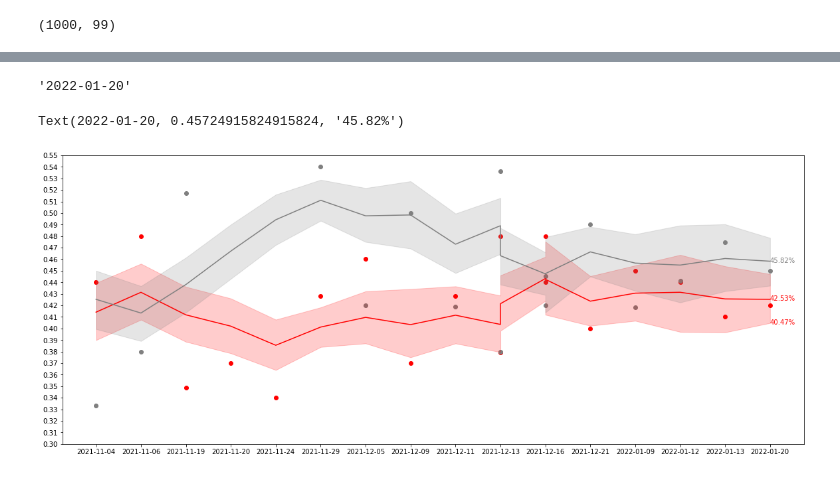
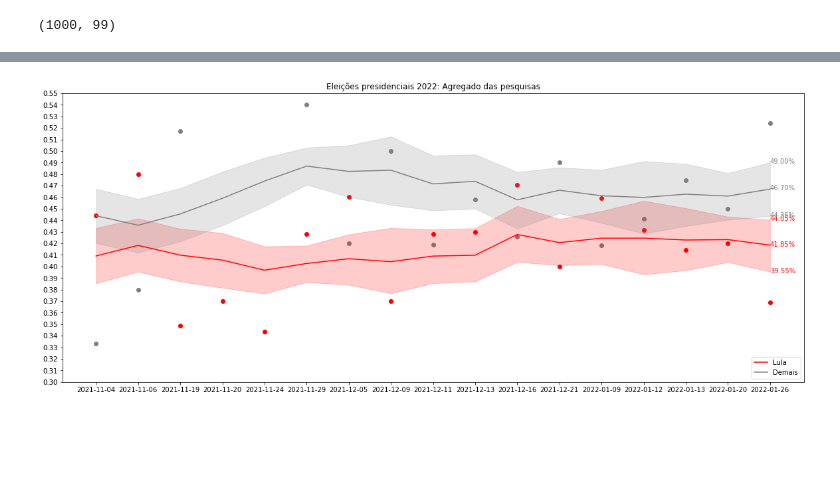
Before and after one commit to xboard/fastpages-blog, a Jupyter notebook: _notebooks/2022-01-07-brazils-2022-presidential-elections-polls-analysis-part1.ipynb, the cells around one changed output, grey strips where cells are left out. Saved outputs shown, nothing was run; the diff lists cells and outputs as text; code cells hidden in the pictures; blank space fills up the shorter version.

```diff
--- a/_notebooks/2022-01-07-brazils-2022-presidential-elections-polls-analysis-part1.ipynb
+++ b/_notebooks/2022-01-07-brazils-2022-presidential-elections-polls-analysis-part1.ipynb
@@ -252,14 +264,16 @@ df_results_weekly = pd.DataFrame({})
 for obj in df.itertuples():
     observed = np.array([obj.LULA, obj.NULO, obj.OUTROS])
     print(f">>> observed = {observed}")
-    model_w = build_model(prior, observed, rw_alpha_mult=6.67, rw_beta_mult=0.667)
+
+    # model_w = build_model(prior, observed, rw_alpha_mult=6.67, rw_beta_mult=0.667)
+    model_w = build_model(prior, observed, rw_alpha_mult=15, rw_beta_mult=0.8)
     trace_w, ppc_w = sampling(model_w)
     posterior_w = ppc_w['current']
-    # print(f">>> posterior.shape={posterior.shape}")
+
     prior = dirichlet.mle(posterior_w/posterior_w.sum(axis=1).reshape(-1, 1))
-    # print('dirichlet.mle(posterior/posterior.sum(axis=1).reshape(-1, 1))=,', prior)
-    qs = calc_prob_lula_win(model, trace_w, ppc=ppc_w)
-    # print(f">>> mes={obj.mes}, updaed_prior={prior},  qs={qs}% <<<")
+
+    qs = calc_prob_lula_win(model_w, trace_w, ppc=ppc_w)
+
     print(f">>> data_pesquisa={obj.data_pesquisa}, updaed_prior={prior},  qs={qs}% <<<");
     post_prob = posterior_w/posterior_w.sum(axis=1).reshape(-1, 1)
     df_results_weekly = df_results_weekly.append(pd.DataFrame({"data":[obj.data_pesquisa],
@@ -479,10 +528,10 @@ js = '<script src="https://cdnjs.cloudflare.com/ajax/libs/require.js/2.3.6/requi
 display(HTML(js))
 import plotly.express as px
 
-df = px.data.gapminder()
-px.scatter(df, x="gdpPercap", y="lifeExp", animation_frame="year", animation_group="country",
-           size="pop", color="continent", hover_name="country",
-           log_x=True, size_max=55, range_x=[100,100000], range_y=[25,90])
+# df_gm = px.data.gapminder()
+# px.scatter(df_gm, x="gdpPercap", y="lifeExp", animation_frame="year", animation_group="country",
+#            size="pop", color="continent", hover_name="country",
+#            log_x=True, size_max=55, range_x=[100,100000], range_y=[25,90])
 # %%
 # hide_input
 # This cell is required for the export to HTML to work.
@@ -684,0 +790,6 @@ df_results_weekly
+# %%
+df_results_weekly['LULA'] = df.LULA.values
+df_results_weekly['DEMAIS'] = df.OUTROS.values
+df_results_weekly['TOTAL'] = df.TOTAL.values
+
+df_results_weekly
@@ -685,28 +814,30 @@ df_results_weekly
 # %%
 # YL = YL/100.0
-dfrw.data.values[-1]
+# dfrw.data.values[-1]
-# %% [output]
-'2022-01-20'
 # %%
-dfrw = df_results_weekly
-
+dfrw = df_results_weekly.groupby('data').mean().reset_index(col_level=1).copy()
+dfrw.columns = dfrw.columns.to_flat_index()
+# print(dfrw)
 plt.figure(figsize=(20,8))
+plt.title("Eleições presidenciais 2022: Agregador das pesquisas")
 plt.ylim(0.30, 0.55)
 plt.yticks(np.arange(0.30, 0.55, 0.01))
-plt.scatter(dfrw.data, YL/100.0, color='red')
-plt.scatter(dfrw.data, df["OUTROS"]/df["TOTAL"], color='gray')
-plt.plot(dfrw.data, dfrw.LulaM, color='red')
+
+plt.scatter(dfrw.data, dfrw.LULA/dfrw.TOTAL, color='red')
+plt.scatter(dfrw.data, dfrw["DEMAIS"]/dfrw["TOTAL"], color='gray')
+plt.plot(dfrw.data, dfrw.LulaM, color='red', label="Lula")
 plt.fill_between(x=dfrw.data, y1=dfrw.LulaLB, y2=dfrw.LulaUB, alpha=0.2, color='red')
-plt.plot(dfrw.data, dfrw.DemaisM, color='gray')
+plt.plot(dfrw.data, dfrw.DemaisM, color='gray', label="Demais")
 plt.fill_between(x=dfrw.data, y1=dfrw.DemaisLB, y2=dfrw.DemaisUB, alpha=0.2, color='gray')
 
 plt.text(dfrw.data.values[-1], dfrw.LulaUB.values[-1]-.001, f'{dfrw.LulaUB.values[-1] * 100:.2f}%', color='red')
 plt.text(dfrw.data.values[-1], dfrw.LulaM.values[-1]-.001, f'{dfrw.LulaM.values[-1] * 100:.2f}%', color='red')
 plt.text(dfrw.data.values[-1], dfrw.LulaLB.values[-1]-.001, f'{dfrw.LulaLB.values[-1] * 100:.2f}%', color='red')
 
 plt.text(dfrw.data.values[-1], dfrw.DemaisUB.values[-1]-.001, f'{dfrw.DemaisUB.values[-1] * 100:.2f}%', color='gray')
 plt.text(dfrw.data.values[-1], dfrw.DemaisM.values[-1]-.001, f'{dfrw.DemaisM.values[-1] * 100:.2f}%', color='gray')
 plt.text(dfrw.data.values[-1], dfrw.DemaisLB.values[-1]-.001, f'{dfrw.DemaisLB.values[-1] * 100:.2f}%', color='gray')
+plt.legend(loc='lower right')
+plt.show()
 # %% [output]
-Text(2022-01-20, 0.45724915824915824, '45.82%')
-[figure, old version]
+[figure, new version]
```
Also changed, not shown: parts of 46 cells of this notebook.
